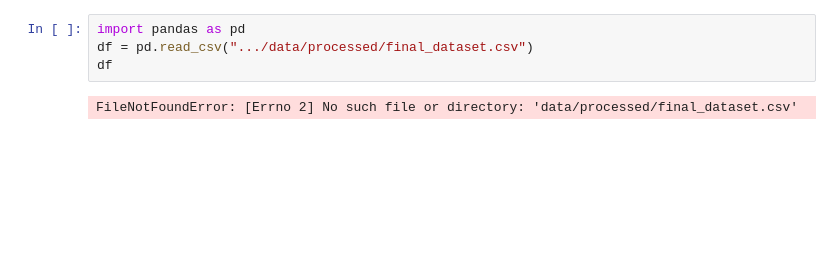
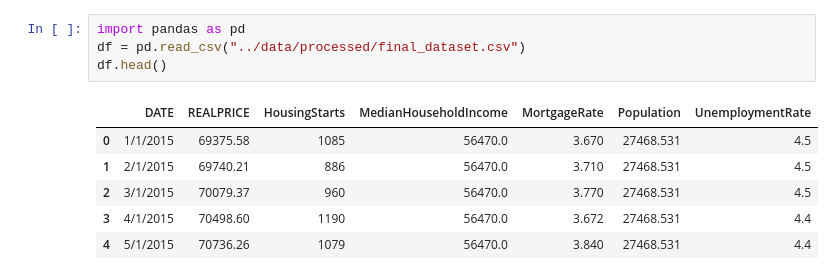
Before and after one commit to EthanH2004/Housing_Analysis, a Jupyter notebook: notebooks/InspectBook.ipynb, the cells around one changed output. Cells and saved outputs as stored; diff of their text form; blank space fills up the shorter version.

```diff
--- a/notebooks/InspectBook.ipynb
+++ b/notebooks/InspectBook.ipynb
@@ -1,6 +1,11 @@
 # %%
 import pandas as pd
-df = pd.read_csv(".../data/processed/final_dataset.csv")
-df
+df = pd.read_csv("../data/processed/final_dataset.csv")
+df.head()
 # %% [output]
-FileNotFoundError: [Errno 2] No such file or directory: 'data/processed/final_dataset.csv'
+|  | DATE | REALPRICE | HousingStarts | MedianHouseholdIncome | MortgageRate | Population | UnemploymentRate |
+| 0 | 1/1/2015 | 69375.58 | 1085 | 56470.0 | 3.670 | 27468.531 | 4.5 |
+| 1 | 2/1/2015 | 69740.21 | 886 | 56470.0 | 3.710 | 27468.531 | 4.5 |
+| 2 | 3/1/2015 | 70079.37 | 960 | 56470.0 | 3.770 | 27468.531 | 4.5 |
+| 3 | 4/1/2015 | 70498.60 | 1190 | 56470.0 | 3.672 | 27468.531 | 4.4 |
+| 4 | 5/1/2015 | 70736.26 | 1079 | 56470.0 | 3.840 | 27468.531 | 4.4 |
```
Also changed, not shown: parts of 1 cell of this notebook, 21 other files.
